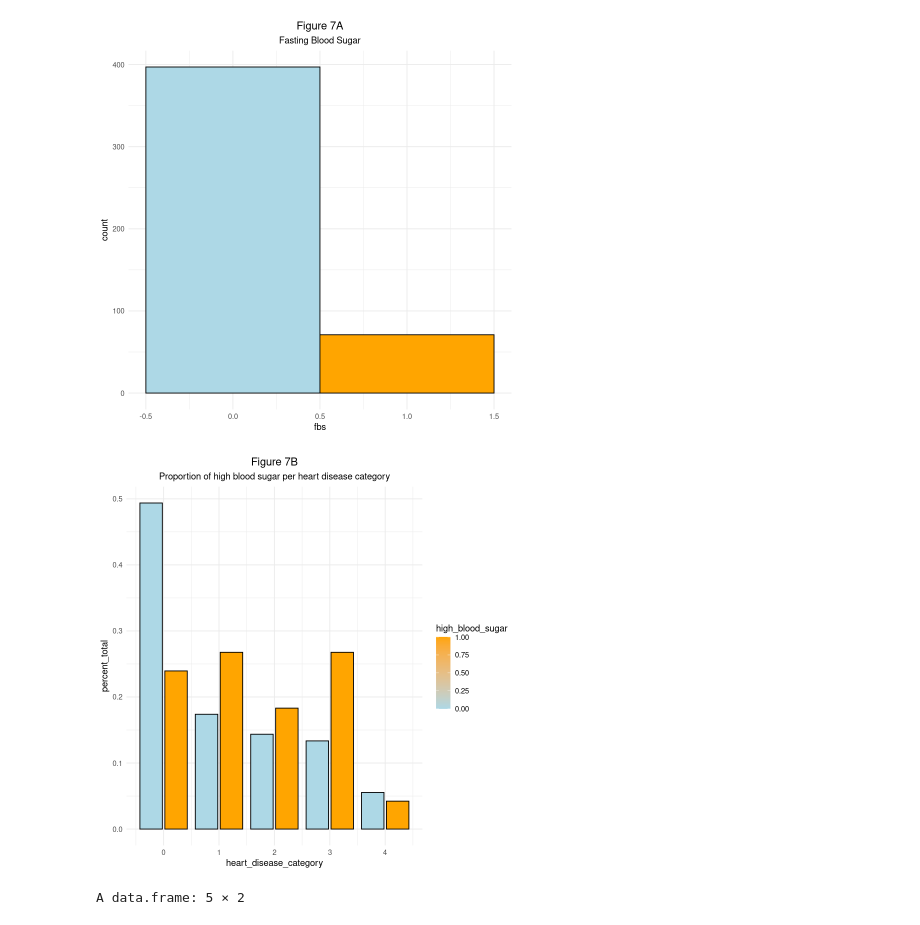
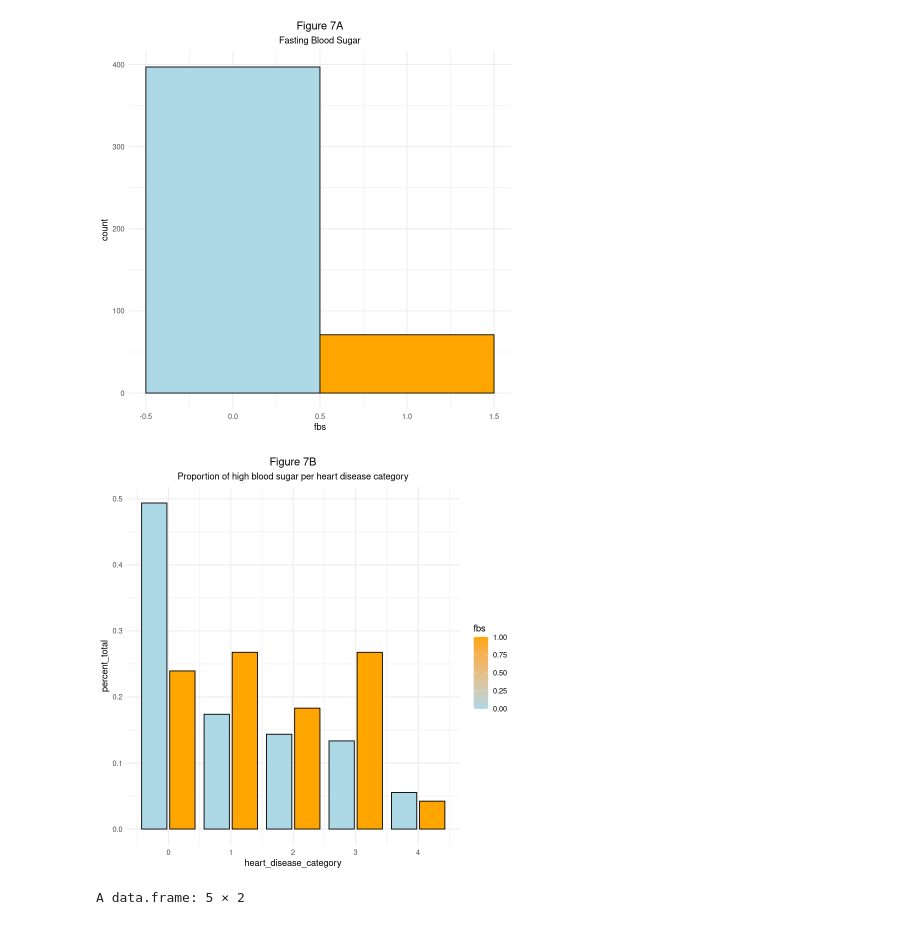
Before and after one commit to jerradmgenson/qdaim-proto, a Jupyter notebook: src/notebooks/dataset_analysis.ipynb, the cells around one changed output. Drawn from its saved outputs; the diff is of its cells as text; code cells hidden in the pictures.

Commit message:
Add function group_by_attribute to data_analysis notebook

```diff
--- a/src/notebooks/dataset_analysis.ipynb
+++ b/src/notebooks/dataset_analysis.ipynb
@@ -394,25 +398,9 @@ mutinformation(heart_disease_data$cp, heart_disease_data$num)
 [1] 0.1757155
 # %%
 # Bar graph of binary chest pain class grouped by heart disease category.
-heart_disease_categories <- c(0, 0, 1, 1, 2, 2, 3, 3, 4, 4)
-pain_classes <- c(0, 1, 0, 1, 0, 1, 0, 1, 0, 1)
-class_count <- c()
-for(index in 1:length(pain_classes)) {
-    pain_class <- pain_classes[index]
-    heart_disease_category <- heart_disease_categories[index]
-    category_data <- heart_disease_data[heart_disease_data$num == heart_disease_category,]
-    if(pain_class == 0) {
-        samples_per_category <- category_data$cp == 4
-    }
-    else {
-        samples_per_category <- category_data$cp != 4
-    }
-    sample_count <- sum(samples_per_category)
-    class_count <- append(class_count, c(sample_count))
-}
-categories_by_pain_class <- data.frame('heart_disease_category'=heart_disease_categories,
-                                       'chest_pain_class'=pain_classes,
-                                       'class_count'=class_count)
+binary_cp_data <- data.frame(num=heart_disease_data$num,
+                             cp=ifelse(heart_disease_data$cp == 4, 0, 1))
 
-ggplot(categories_by_pain_class, aes(fill=chest_pain_class, y=class_count, x=heart_disease_category)) + ggtitle(label='Figure 3C', subtitle='Chest pain frequency per heart disease category') + geom_bar(position=position_dodge2(), stat='identity', color='black') + theme_minimal() + scale_fill_gradient(low='lightblue', high='orange') + theme(plot.title = element_text(hjust = 0.5), plot.subtitle = element_text(hjust = 0.5))
+categories_by_binary_cp <- group_by_attribute(binary_cp_data, 'cp', c(0, 1))
+ggplot(categories_by_binary_cp, aes(fill=cp, y=percent_total, x=heart_disease_category)) + ggtitle(label='Figure 3C', subtitle='Chest pain frequency per heart disease category') + geom_bar(position=position_dodge2(), stat='identity', color='black') + theme_minimal() + scale_fill_gradient(low='lightblue', high='orange') + theme(plot.title = element_text(hjust = 0.5), plot.subtitle = element_text(hjust = 0.5))
 # %% [output]
@@ -779,27 +764,10 @@ Warning message:
 [figure]
 # %%
 # Bar graph of fasting blood sugar grouped by heart disease category.
-fbs_totals <- c(sum(heart_disease_data$fbs == 0, na.rm=T),
-                sum(heart_disease_data$fbs == 1, na.rm=T))
-
-heart_disease_categories <- c(0, 0, 1, 1, 2, 2, 3, 3, 4, 4)
-blood_sugar_levels <- c(0, 1, 0, 1, 0, 1, 0, 1, 0, 1)
-percent_totals <- c()
-for(index in 1:length(blood_sugar_levels)) {
-    blood_sugar_level <- blood_sugar_levels[index]
-    heart_disease_category <- heart_disease_categories[index]
-    samples_per_category <- heart_disease_data[heart_disease_data$num == heart_disease_category,]$fbs == blood_sugar_level
-    sample_count <- sum(samples_per_category, na.rm=T)
-    fbs_total <- fbs_totals[blood_sugar_level+1]
-    percent_totals <- append(percent_totals, c(sample_count / fbs_total))
-}
-categories_by_fbs <- data.frame('heart_disease_category'=heart_disease_categories,
-                                'high_blood_sugar'=blood_sugar_levels,
-                                'percent_total'=percent_totals)
-
-ggplot(categories_by_fbs, aes(fill=high_blood_sugar, y=percent_total, x=heart_disease_category)) + ggtitle(label='Figure 7B', subtitle='Proportion of high blood sugar per heart disease category') + geom_bar(position=position_dodge2(), stat='identity', color='black') + theme_minimal() + scale_fill_gradient(low='lightblue', high='orange') + theme(plot.title = element_text(hjust = 0.5), plot.subtitle = element_text(hjust = 0.5))
+categories_by_fbs <- group_by_attribute(heart_disease_data, 'fbs', c(0, 1))
+ggplot(categories_by_fbs, aes(fill=fbs, y=percent_total, x=heart_disease_category)) + ggtitle(label='Figure 7B', subtitle='Proportion of high blood sugar per heart disease category') + geom_bar(position=position_dodge2(), stat='identity', color='black') + theme_minimal() + scale_fill_gradient(low='lightblue', high='orange') + theme(plot.title = element_text(hjust = 0.5), plot.subtitle = element_text(hjust = 0.5))
 # %% [output]
-[figure, old version]
+[figure, new version]
 # %%
 # Chi-square test of blood sugar vs. heart disease category.
 #
```
Also changed, not shown: parts of 4 cells of this notebook.
